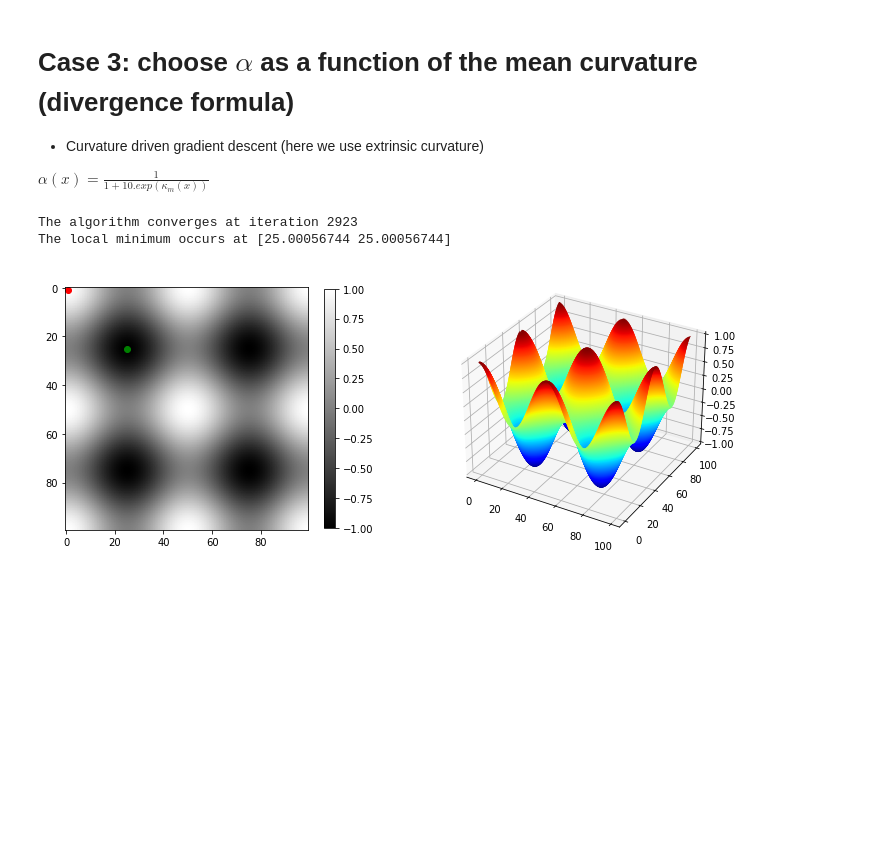
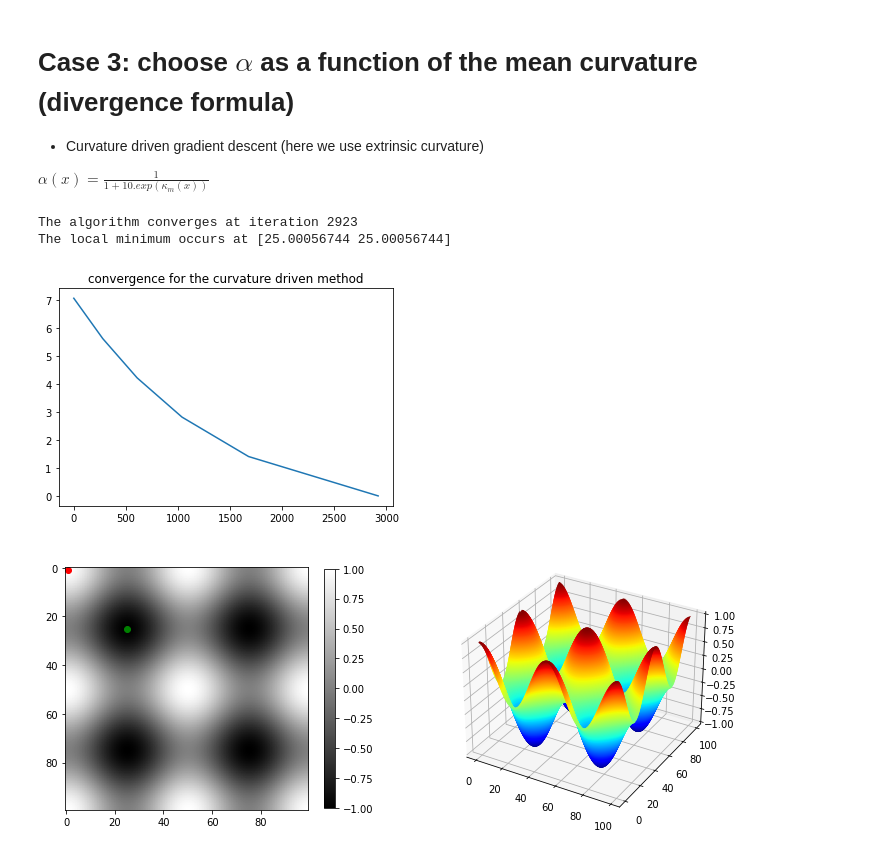
Before and after one commit to k16makki/Medima_tools, a Jupyter notebook: Notebooks/curvature_driven_gradient_descent.ipynb, the cells around one changed output. Saved outputs shown, nothing was run; the diff lists cells and outputs as text; code cells hidden in the pictures; blank space fills up the shorter version.

```diff
--- a/Notebooks/curvature_driven_gradient_descent.ipynb
+++ b/Notebooks/curvature_driven_gradient_descent.ipynb
@@ -318,12 +366,18 @@ draw_3d(z, z, [1.0,1.0],[optimum[0], optimum[1]])
 
 $\alpha(x) = \frac{1}{1+10.exp(\kappa_m(x))}$
 # %%
-optimum = gradient_descent(cur_x=np.array([20.0,20.0]), alpha=0.01,\
+optimum3, path3 = gradient_descent(cur_x=np.array([20.0,20.0]), alpha=0.01,\
           precision=0.00001, previous_step_size=1,\
           max_iters=100000, cost_function=z, method='mean_curv')
+
+curve3 = convergence_curve(path3, x_star)
+plt.plot(curve3)
+plt.title("convergence for the curvature driven method")
+plt.show()
 # %% [output]
 The algorithm converges at iteration 2923
 The local minimum occurs at [25.00056744 25.00056744]
+[figure, added]
 # %%
 draw_3d(z, z, [1.0,1.0],[optimum[0], optimum[1]])
 # %% [output]
```
Also changed, not shown: parts of 12 cells of this notebook.
